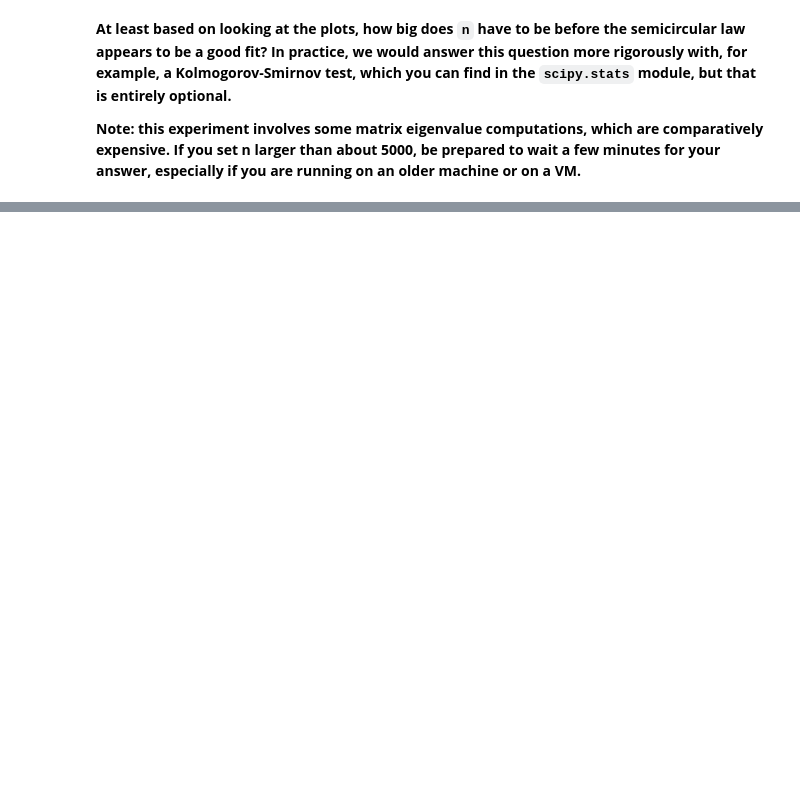
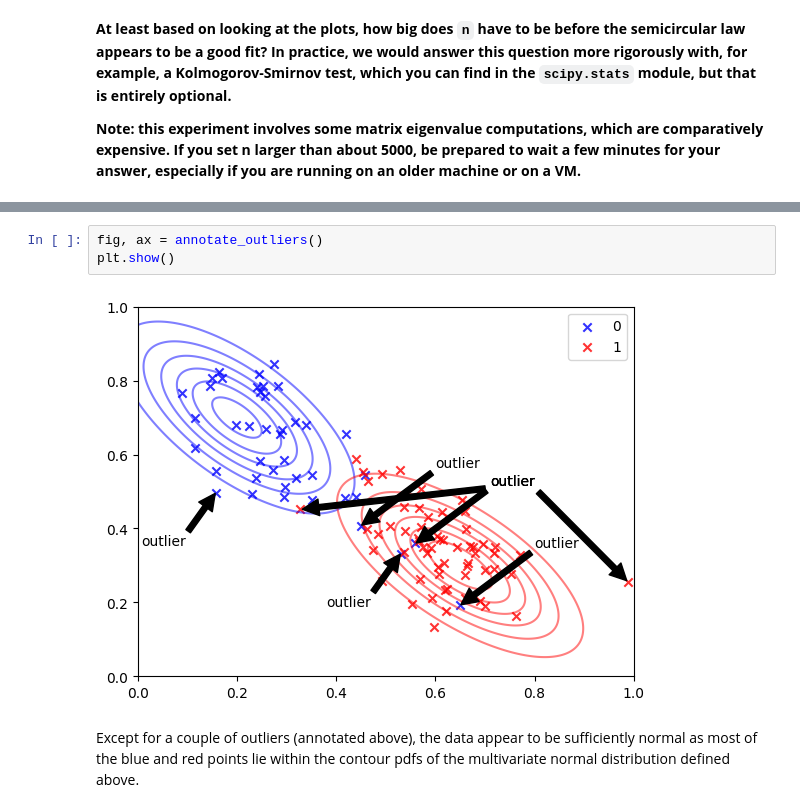
Before and after one commit to Stochastic1017/STAT_606, a Jupyter notebook: ssudhir2_hw6/ssudhir2_hw6.ipynb, the cells around one changed output, grey strips where cells are left out. Drawn from its saved outputs; the diff is of its cells as text; blank space fills up the shorter version.

```diff
--- a/ssudhir2_hw6/ssudhir2_hw6.ipynb
+++ b/ssudhir2_hw6/ssudhir2_hw6.ipynb
@@ -155,0 +447,7 @@ os.getcwd()
+# %%
+fig, ax = annotate_outliers()
+plt.show()
+# %% [output]
+[figure, added]
+# %% [markdown]
+Except for a couple of outliers (annotated above), the data appear to be sufficiently normal as most of the blue and red points lie within the contour pdfs of the multivariate normal distribution defined above.
```
Also changed, not shown: parts of 27 cells of this notebook.
